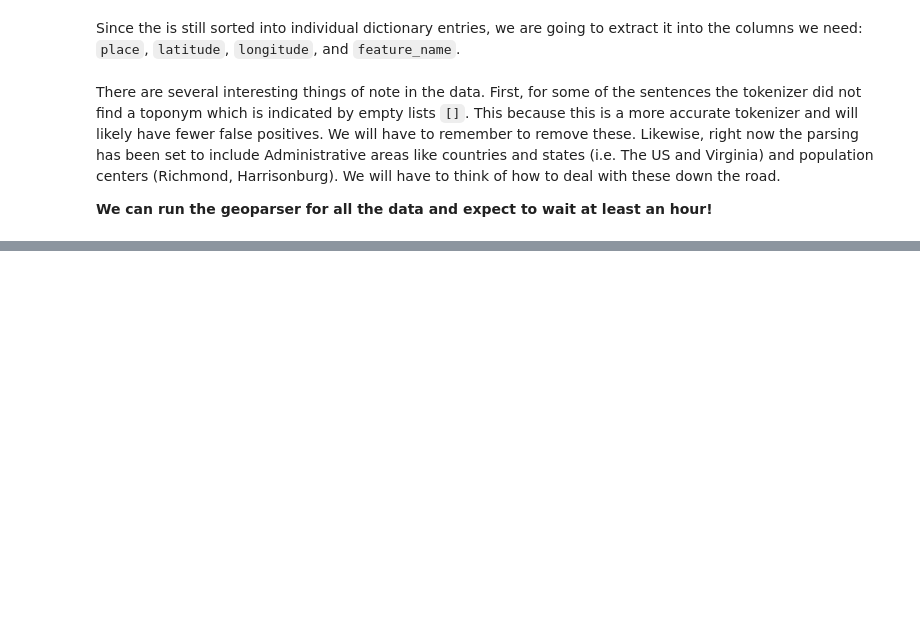
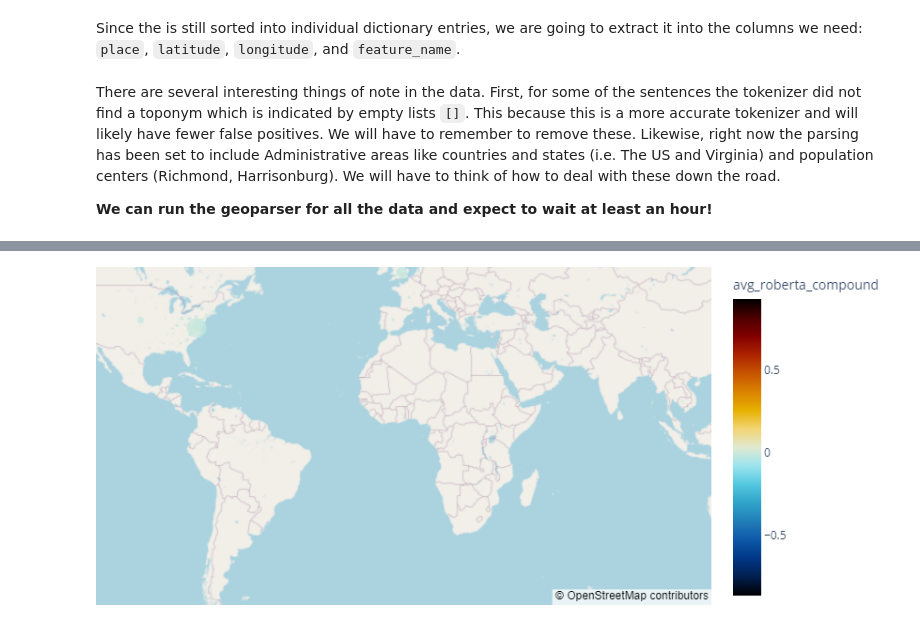
Before and after one commit to joostburgers/python_lessons, a Jupyter notebook: lesson_5/lesson_5_geoparsing_mapping.ipynb, the cells around one changed output, grey strips where cells are left out. Saved outputs shown, nothing was run; the diff lists cells and outputs as text; code cells hidden in the pictures; blank space fills up the shorter version.

```diff
--- a/lesson_5/lesson_5_geoparsing_mapping.ipynb
+++ b/lesson_5/lesson_5_geoparsing_mapping.ipynb
@@ -250,0 +304,2 @@ df_geolocations_sentiments.feature_name.unique()
+# %%
+df_geolocations_sentiments = pd.read_pickle('df_geolocations_sentiments.pickle')
@@ -251,20 +312,25 @@ df_geolocations_sentiments.feature_name.unique()
 # %%
 import plotly.express as px
 
-# Create the map using plotly.express, similar to your example
+# Create the map using plotly.express
 fig = px.scatter_mapbox(
-    df_geolocations_sentiments,
+    df_geolocations_sentiments,  #put your dataframe here
     lat="latitude",               # Latitude column
     lon="longitude",              # Longitude column
     size="location_count",        # Bubble size based on location count
-    color="sentiment_score",      # Color based on sentiment score
+    color="avg_roberta_compound",      # Color based on sentiment score
     color_continuous_scale=px.colors.cyclical.IceFire,  # Use IceFire scale (blue to red)
     size_max=15,                  # Maximum size of the bubbles
-    zoom=5                        # Adjust zoom level for better visibility
+    center={"lat": 0.0, "lon": 0.0},
+    zoom=1                        # Adjust zoom level for better visibility
 )
 
 # Update the layout to use the default map style (which doesn't need a token)
 fig.update_layout(
-    mapbox_style="stamen-toner",  # No token needed for this style
+    mapbox_style="open-street-map",  # No token needed for this style
     margin={"r":0,"t":0,"l":0,"b":0}  # Remove margins for a cleaner view
 )
+
+fig.show()
+# %% [output]
+[figure, added]
```
Also changed, not shown: parts of 53 cells of this notebook, 3 other files.
